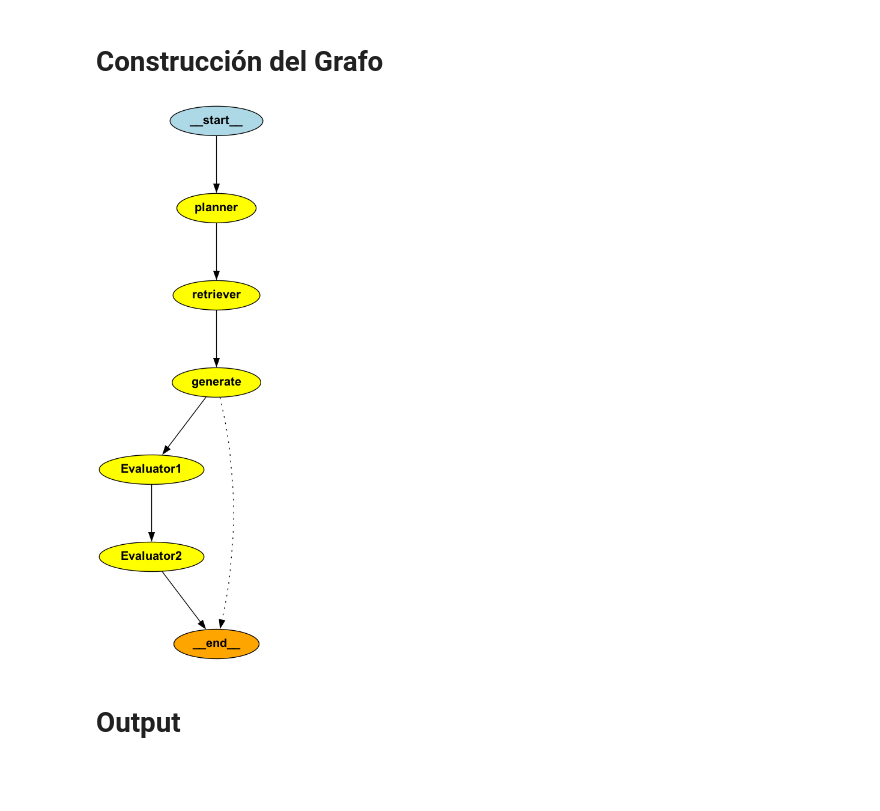
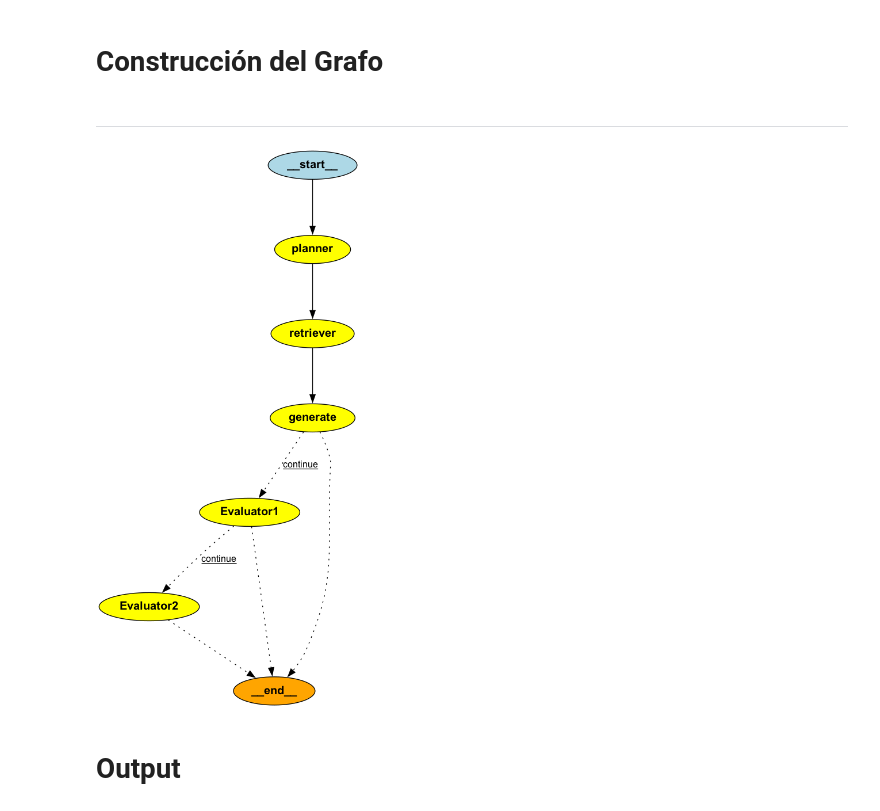
Before and after one commit to BenjaSar/NLP-II, a Jupyter notebook: tp3/AI_Agentv3.ipynb, the cells around one changed output. Cells and saved outputs as stored; diff of their text form; code cells hidden in the pictures; blank space fills up the shorter version.

```diff
--- a/tp3/AI_Agentv3.ipynb
+++ b/tp3/AI_Agentv3.ipynb
@@ -60,6 +61,7 @@ class AgentState(TypedDict):
     context: Annotated[List[Document], "accumulate"]
     answer: str
     content: Annotated[List[str], "accumulate"]
+    error: str
 # %%
 # Define a Pydantic model for queries
 class Queries(BaseModel):
@@ -281,41 +333,89 @@ def llm_user2_node(state: AgentState):
     return _run_evaluation(state, LLM_PROMPT_USER2, source_filter=user2.path)
 # %%
 # Condición de finalización
-def should_continue(state):
-    return END
+def should_continue(state: AgentState):
+    """
+    Decide el siguiente paso basado en si hubo errores.
+    Retorna: "continue" (si todo está bien) o END (si hay error).
+    """
+    error = state.get("error")
+
+    # Si detectamos un error (ej: PDF no encontrado), cortamos el flujo
+    if error:
+        print(f"⛔ Interrupción del grafo detectada: {error}")
+        return END
+
+    # Si no hay error, seguimos
+    return "continue"
+# %% [markdown]
+---
 # %%
 # Construcción del grafo de estados
 builder = StateGraph(AgentState)
 
 # Definición de nodos
 builder.add_node("planner", plan_node)
 builder.add_node("Evaluator1", llm_user1_node)
 builder.add_node("Evaluator2", llm_user2_node)
 builder.add_node("generate", generate)
 builder.add_node("retriever", retriever)
 
 # Definición de aristas
 builder.set_entry_point("planner")
 builder.set_finish_point("Evaluator2")
 #builder.set_finish_point("Evaluator2")
 builder.add_edge("planner", "retriever")
 builder.add_edge("retriever", "generate")
 builder.add_edge("generate", "Evaluator1")
 builder.add_edge("Evaluator1", "Evaluator2")
 
-# Arista condicional
+# Aristas condicionales
+# Decisión 1: después de 'generate', ¿Vamos a Evaluator1 o terminamos?
 builder.add_conditional_edges(
-    "generate",
+    "generate",          # Nodo origen
+    should_continue,     # Función lógica
+    {
+        "continue": "Evaluator1",  # Camino feliz
+        END: END                   # Camino de error (Stop)
+    }
+)
+
+# Decisión 2: después de 'Evaluator1', ¿Vamos a Evaluator2 o terminamos?
+builder.add_conditional_edges(
+    "Evaluator1",
     should_continue,
-    {END: END}
+    {
+        "continue": "Evaluator2",  # Camino feliz
+        END: END                   # Camino de error (Stop)
+    }
+)
+
+# Decisión 3: después de 'Evaluator2', Finalizar siempre (o chequear error final).
+builder.add_conditional_edges(
+    "Evaluator2",
+    should_continue,
+    {
+        "continue": END,
+        END: END
+    }
 )
 
 # Finalización del grafo con checkpointer
 graph = builder.compile(checkpointer=memory)
 
-Image(graph.get_graph().draw_png())
+# Visualización
+# 4. Visualización Robusta
+try:
+    from IPython.display import Image, display
+    # Intentamos generar la imagen con Graphviz
+    display(Image(graph.get_graph().draw_png()))
+
+except Exception as e:
+    print(f"⚠️ Aviso: No fue posible visualizar el grafo.")
+    print("(No afecta la ejecución del agente, solo la visualización del diagrama)")
+    print(f"Error detallado: {e}")
 # %% [output]
-[figure, old version]
+[figure, new version]
 # %% [markdown]
 # Output
 # %%
```
Also changed, not shown: parts of 6 cells of this notebook.
